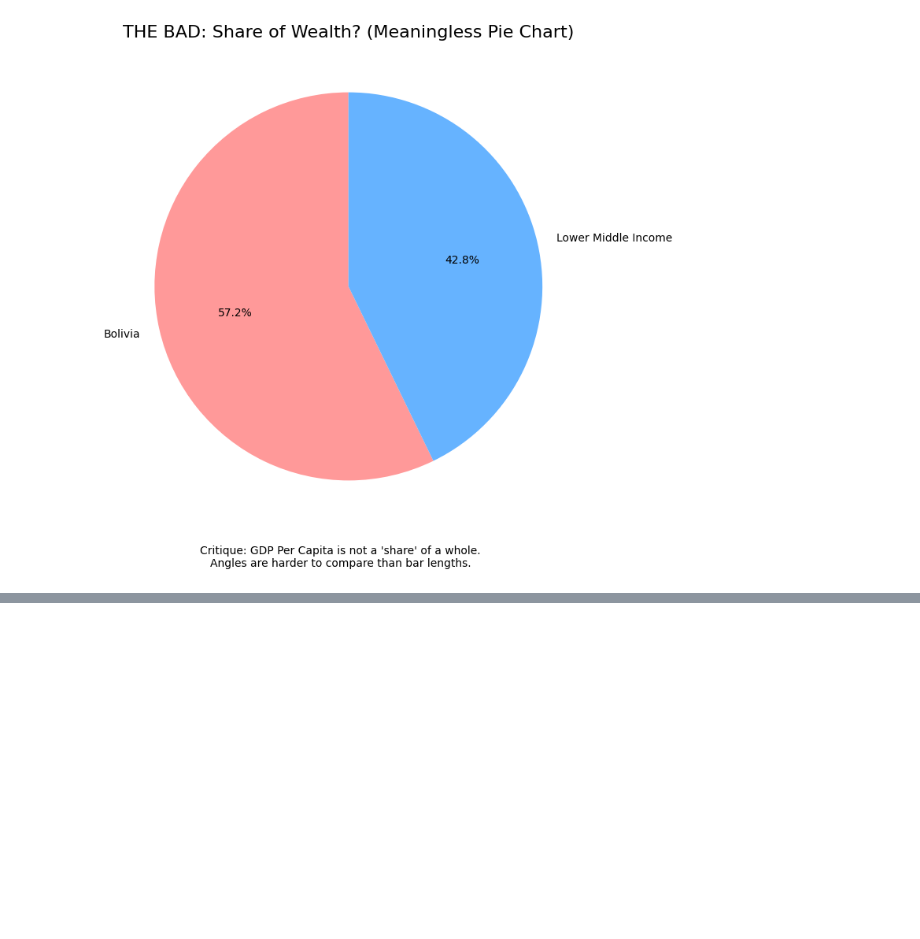
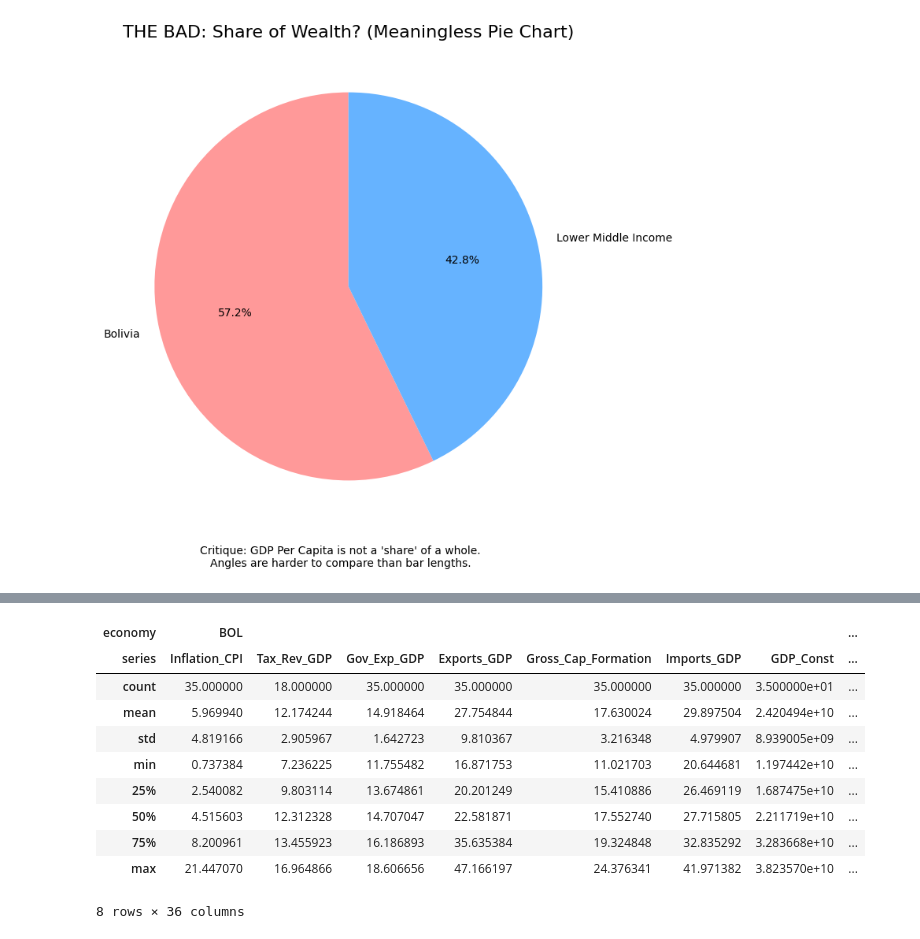
Before and after one commit to zackdihel/ECON-5200-Data-Analytics, a Jupyter notebook: Lab 3/[Lab_3]_Visualizing_Development_with_WBGAPI.ipynb, the cells around one changed output, grey strips where cells are left out. Saved outputs shown, nothing was run; the diff lists cells and outputs as text; code cells hidden in the pictures; blank space fills up the shorter version.

```diff
--- a/Lab 3/[Lab_3]_Visualizing_Development_with_WBGAPI.ipynb
+++ b/Lab 3/[Lab_3]_Visualizing_Development_with_WBGAPI.ipynb
@@ -208,0 +257,14 @@ plt.show()
+# %%
+df.describe()
+# %% [output]
+| economy | BOL |  |  |  |  |  |  | ... |
+| series | Inflation_CPI | Tax_Rev_GDP | Gov_Exp_GDP | Exports_GDP | Gross_Cap_Formation | Imports_GDP | GDP_Const | ... |
+| count | 35.000000 | 18.000000 | 35.000000 | 35.000000 | 35.000000 | 35.000000 | 3.500000e+01 | ... |
+| mean | 5.969940 | 12.174244 | 14.918464 | 27.754844 | 17.630024 | 29.897504 | 2.420494e+10 | ... |
+| std | 4.819166 | 2.905967 | 1.642723 | 9.810367 | 3.216348 | 4.979907 | 8.939005e+09 | ... |
+| min | 0.737384 | 7.236225 | 11.755482 | 16.871753 | 11.021703 | 20.644681 | 1.197442e+10 | ... |
+| 25% | 2.540082 | 9.803114 | 13.674861 | 20.201249 | 15.410886 | 26.469119 | 1.687475e+10 | ... |
+| 50% | 4.515603 | 12.312328 | 14.707047 | 22.581871 | 17.552740 | 27.715805 | 2.211719e+10 | ... |
+| 75% | 8.200961 | 13.455923 | 16.186893 | 35.635384 | 19.324848 | 32.835292 | 3.283668e+10 | ... |
+| max | 21.447070 | 16.964866 | 18.606656 | 47.166197 | 24.376341 | 41.971382 | 3.823570e+10 | ... |
+8 rows × 36 columns
```
Also changed, not shown: parts of 7 cells of this notebook.
